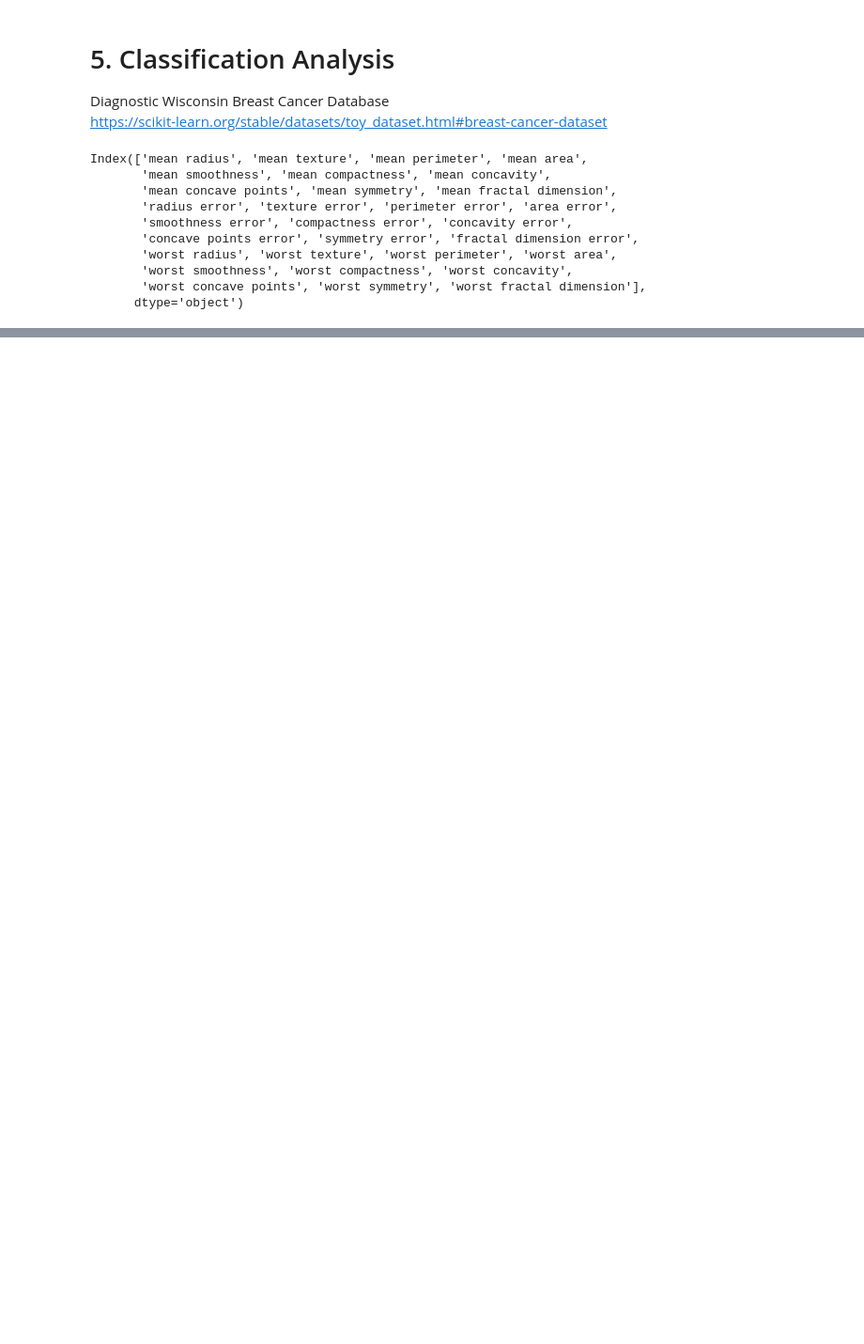
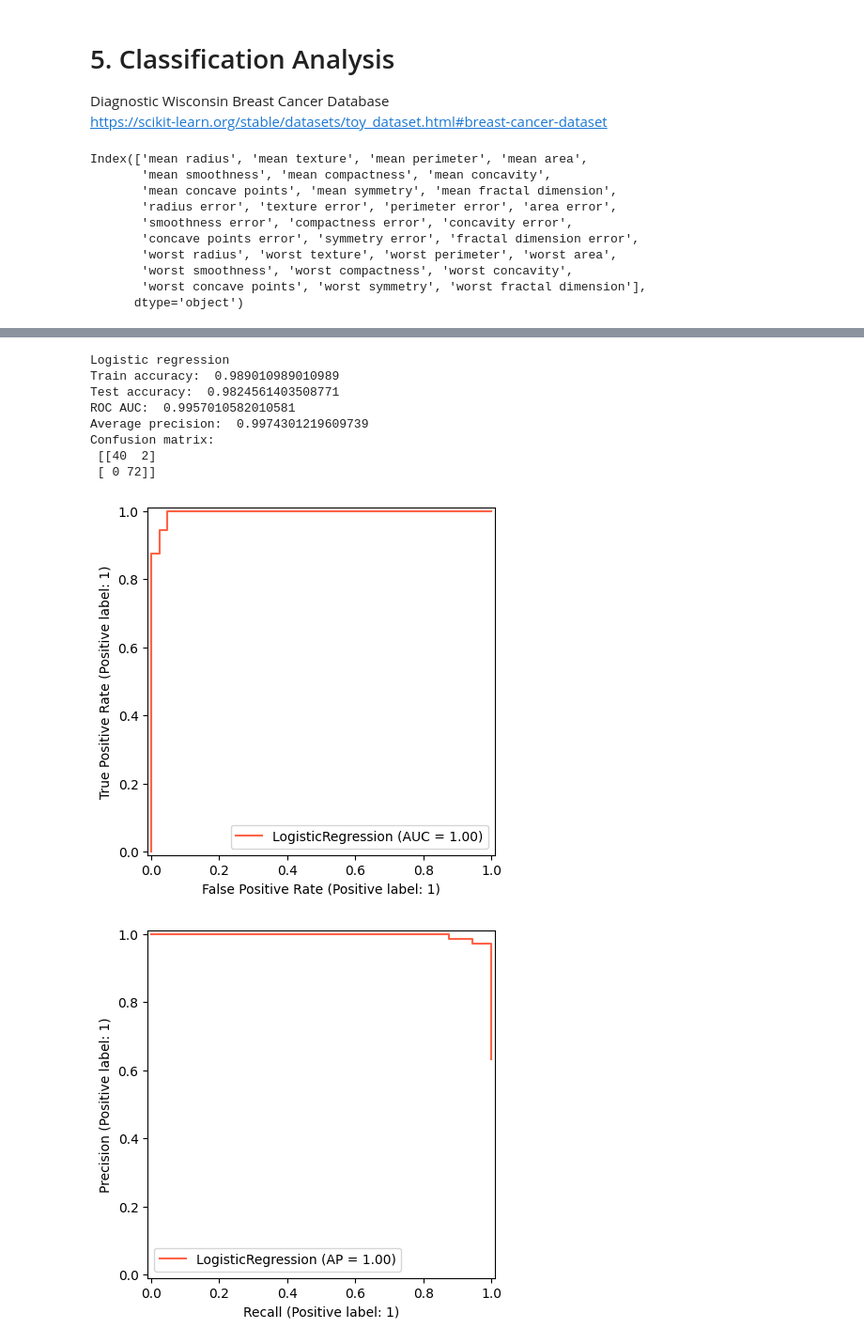
Before and after one commit to yiheng870106/Mathematics-of-Data-Science-Project-1-yiheng, a Jupyter notebook: project1.ipynb, the cells around one changed output, grey strips where cells are left out. Shown at 94% size. Cells and saved outputs as stored; diff of their text form; code cells hidden in the pictures; blank space fills up the shorter version.

```diff
--- a/project1.ipynb
+++ b/project1.ipynb
@@ -324,0 +404,35 @@ Index(['mean radius', 'mean texture', 'mean perimeter', 'mean area',
+# %%
+# Explore other classification methods on this dataset.
+
+# Logistic regression
+lr = LogisticRegression(random_state=0)
+lr.fit(X_train_std, y_train)
+
+print("Logistic regression")
+
+y_pred_lr = lr.predict(X_test_std)
+y_score_lr = lr.predict_proba(X_test_std)[:,1]
+
+# Report the train/test accuracy, roc_auc, and average precision.
+print("Train accuracy: ", accuracy_score(y_train, lr.predict(X_train_std)))
+print("Test accuracy: ", accuracy_score(y_test, y_pred_lr))
+print("ROC AUC: ", roc_auc_score(y_test, y_score_lr))
+print("Average precision: ", average_precision_score(y_test, y_score_lr))
+
+# Include a confusion matrix and plots of the ROC curve and precision-recall curves.
+print("Confusion matrix: \n", confusion_matrix(y_test, y_pred_lr))
+RocCurveDisplay.from_estimator(lr, X_test_std, y_test, color="tomato")
+plt.show()
+PrecisionRecallDisplay.from_estimator(lr, X_test_std, y_test, color="tomato")
+plt.show()
+# %% [output]
+Logistic regression
+Train accuracy:  0.989010989010989
+Test accuracy:  0.9824561403508771
+ROC AUC:  0.9957010582010581
+Average precision:  0.9974301219609739
+Confusion matrix:
+ [[40  2]
+ [ 0 72]]
+[figure, added]
+[figure, added]
```
Also changed, not shown: parts of 7 cells of this notebook.
